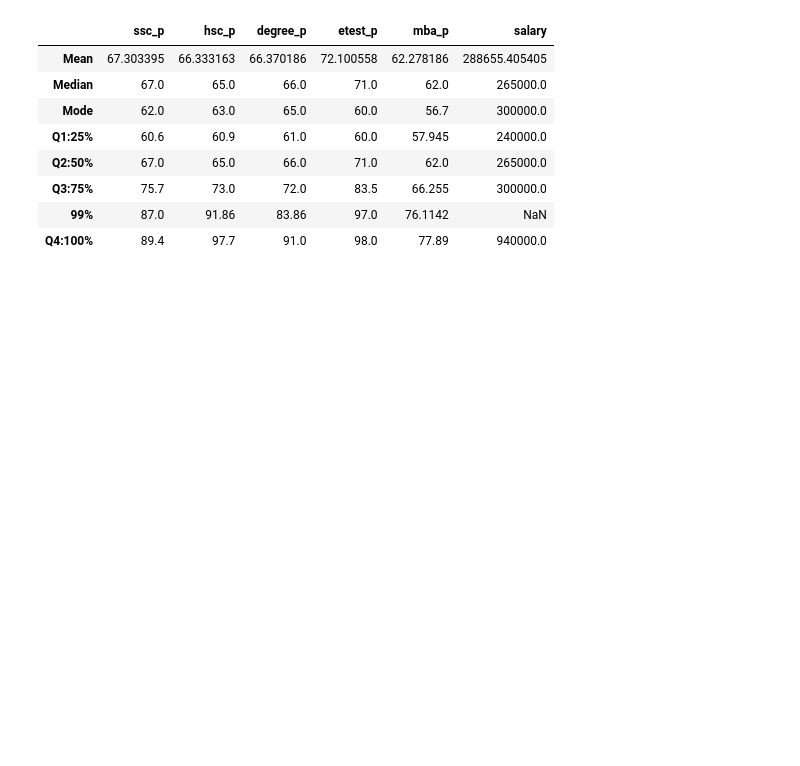
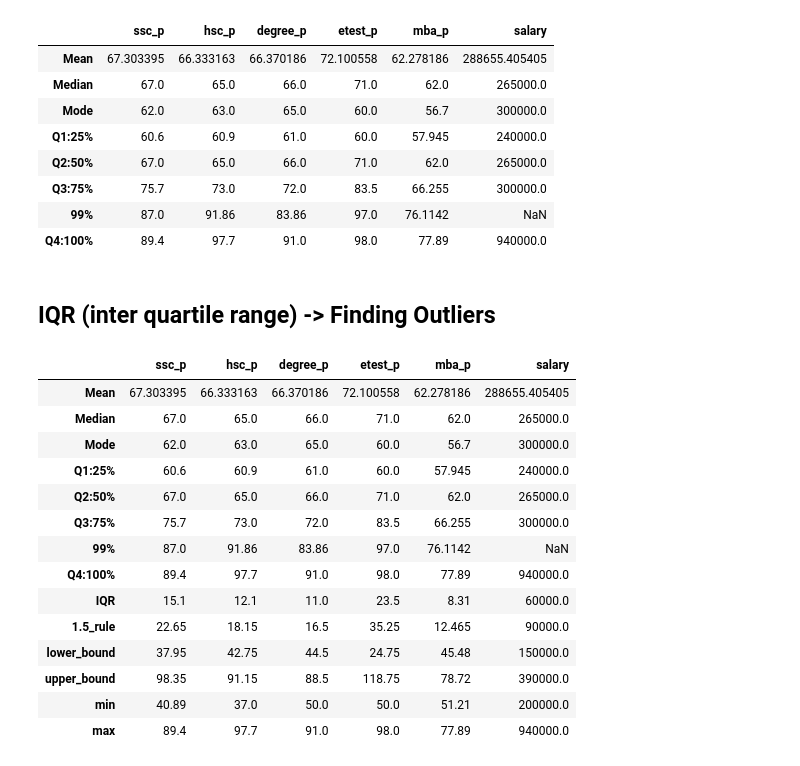
Before and after one commit to krthiksha/DataScience_UnivariateAnalysis, a Jupyter notebook: 2. Central_tendency.ipynb, the cells around one changed output. Saved outputs shown, nothing was run; the diff lists cells and outputs as text; code cells hidden in the pictures; blank space fills up the shorter version.

Commit message:
placement dataset IQR outlier analysis

```diff
--- a/2. Central_tendency.ipynb
+++ b/2. Central_tendency.ipynb
@@ -297,0 +302,38 @@ univariate_analysis
+# %% [markdown]
+## IQR (inter quartile range) -> Finding Outliers
+# %%
+univariate_analysis = pd.DataFrame(index=["Mean","Median","Mode", "Q1:25%","Q2:50%","Q3:75%","99%","Q4:100%","IQR", "1.5_rule", "lower_bound", "upper_bound","min","max"],columns=quan)
+for columnName in quan:
+    univariate_analysis.loc["Mean",columnName]=dataset[columnName].mean()
+    univariate_analysis.loc["Median",columnName]=dataset[columnName].median()
+    univariate_analysis.loc["Mode",columnName]=dataset[columnName].mode()[0]
+    univariate_analysis.loc["Q1:25%",columnName]= dataset.describe()[columnName]["25%"]   # this code handles missing values by default
+    univariate_analysis.loc["Q2:50%",columnName]= dataset.describe()[columnName]["50%"]
+    univariate_analysis.loc["Q3:75%",columnName]= dataset.describe()[columnName]["75%"]
+    univariate_analysis.loc["99%",columnName]= np.percentile(dataset[columnName],99)
+    univariate_analysis.loc["Q4:100%",columnName]= dataset.describe()[columnName]["max"]
+    univariate_analysis.loc["IQR",columnName]= univariate_analysis.loc["Q3:75%"][columnName] - univariate_analysis.loc["Q1:25%"][columnName]
+    univariate_analysis.loc["1.5_rule",columnName]= 1.5 * univariate_analysis.loc["IQR",columnName]
+    univariate_analysis.loc["lower_bound",columnName]= univariate_analysis.loc["Q1:25%"][columnName] - univariate_analysis.loc["1.5_rule",columnName]
+    univariate_analysis.loc["upper_bound",columnName] = univariate_analysis.loc["Q3:75%"][columnName] + univariate_analysis.loc["1.5_rule",columnName]
+    univariate_analysis.loc["min",columnName] = dataset[columnName].min()
+    univariate_analysis.loc["max",columnName] = dataset[columnName].max()
+
+
+univariate_analysis
+# %% [output]
+|  | ssc_p | hsc_p | degree_p | etest_p | mba_p | salary |
+| Mean | 67.303395 | 66.333163 | 66.370186 | 72.100558 | 62.278186 | 288655.405405 |
+| Median | 67.0 | 65.0 | 66.0 | 71.0 | 62.0 | 265000.0 |
+| Mode | 62.0 | 63.0 | 65.0 | 60.0 | 56.7 | 300000.0 |
+| Q1:25% | 60.6 | 60.9 | 61.0 | 60.0 | 57.945 | 240000.0 |
+| Q2:50% | 67.0 | 65.0 | 66.0 | 71.0 | 62.0 | 265000.0 |
+| Q3:75% | 75.7 | 73.0 | 72.0 | 83.5 | 66.255 | 300000.0 |
+| 99% | 87.0 | 91.86 | 83.86 | 97.0 | 76.1142 | NaN |
+| Q4:100% | 89.4 | 97.7 | 91.0 | 98.0 | 77.89 | 940000.0 |
+| IQR | 15.1 | 12.1 | 11.0 | 23.5 | 8.31 | 60000.0 |
+| 1.5_rule | 22.65 | 18.15 | 16.5 | 35.25 | 12.465 | 90000.0 |
+| lower_bound | 37.95 | 42.75 | 44.5 | 24.75 | 45.48 | 150000.0 |
+| upper_bound | 98.35 | 91.15 | 88.5 | 118.75 | 78.72 | 390000.0 |
+| min | 40.89 | 37.0 | 50.0 | 50.0 | 51.21 | 200000.0 |
+| max | 89.4 | 97.7 | 91.0 | 98.0 | 77.89 | 940000.0 |
```
Also changed, not shown: parts of 1 cell of this notebook, 7 other files.
